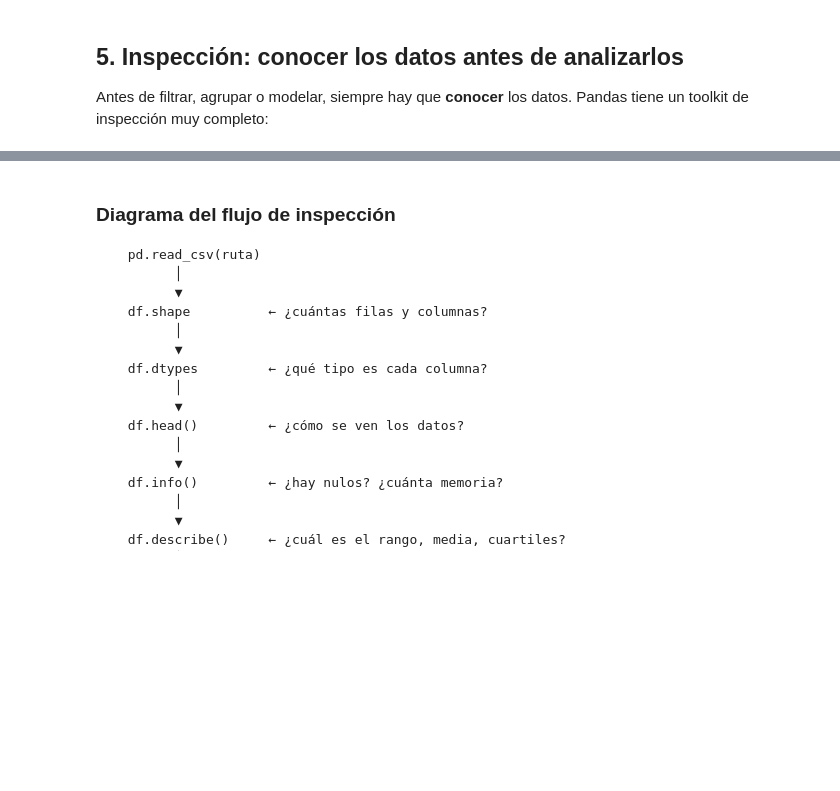
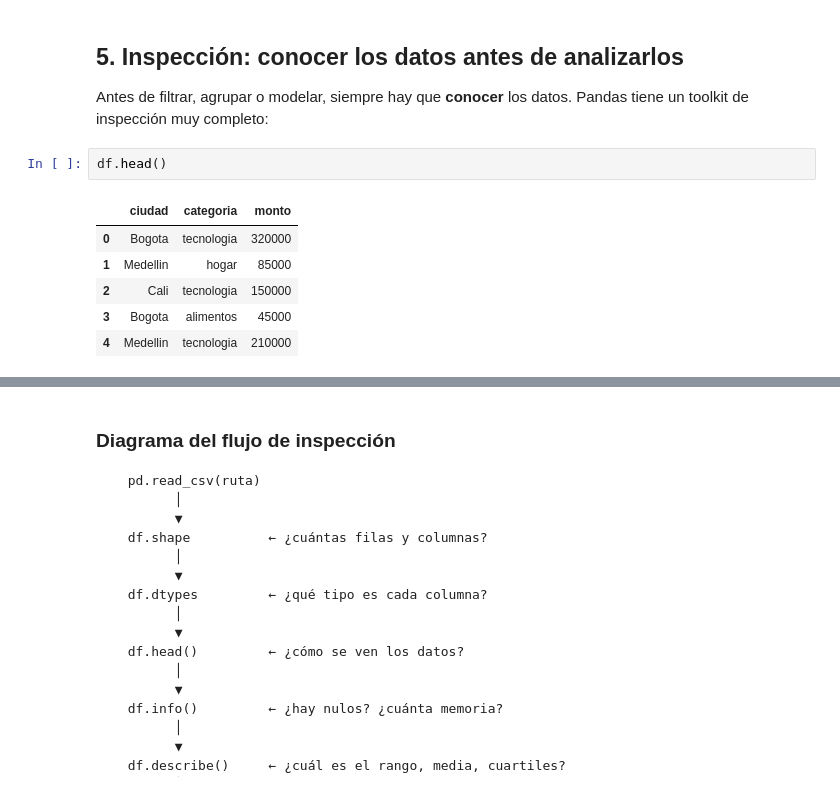
Before and after one commit to maiyanyarce122-crypto/fundamentos-programacion, a Jupyter notebook: curso/clase06/lecture.ipynb, the cells around one changed output, grey strips where cells are left out. Drawn from its saved outputs; the diff is of its cells as text; blank space fills up the shorter version.

```diff
--- a/curso/clase06/lecture.ipynb
+++ b/curso/clase06/lecture.ipynb
@@ -464,6 +503,15 @@ rápido porque la lectura está implementada en C.
 
 Antes de filtrar, agrupar o modelar, siempre hay que **conocer** los datos.
 Pandas tiene un toolkit de inspección muy completo:
+# %%
+df.head()
+# %% [output]
+|  | ciudad | categoria | monto |
+| 0 | Bogota | tecnologia | 320000 |
+| 1 | Medellin | hogar | 85000 |
+| 2 | Cali | tecnologia | 150000 |
+| 3 | Bogota | alimentos | 45000 |
+| 4 | Medellin | tecnologia | 210000 |
 # %%
 # head() y tail(): primeras / últimas filas
 print("=== head(3) ===")
```
Also changed, not shown: parts of 11 cells of this notebook.
